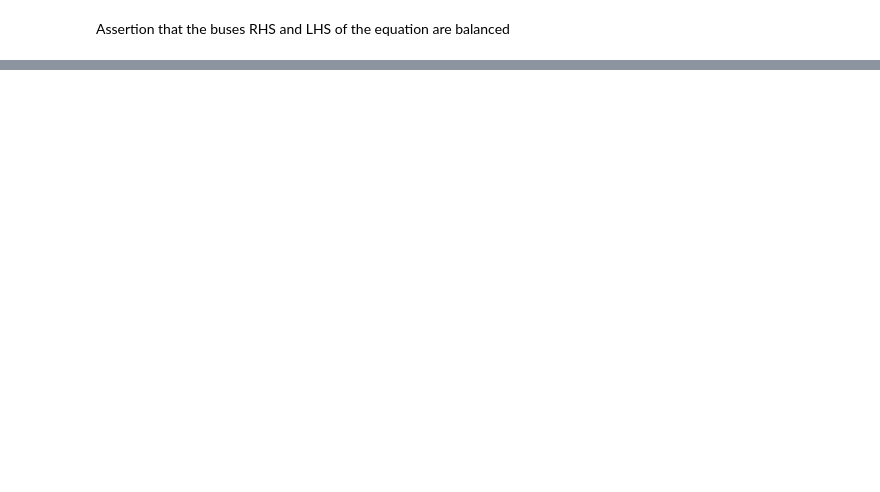
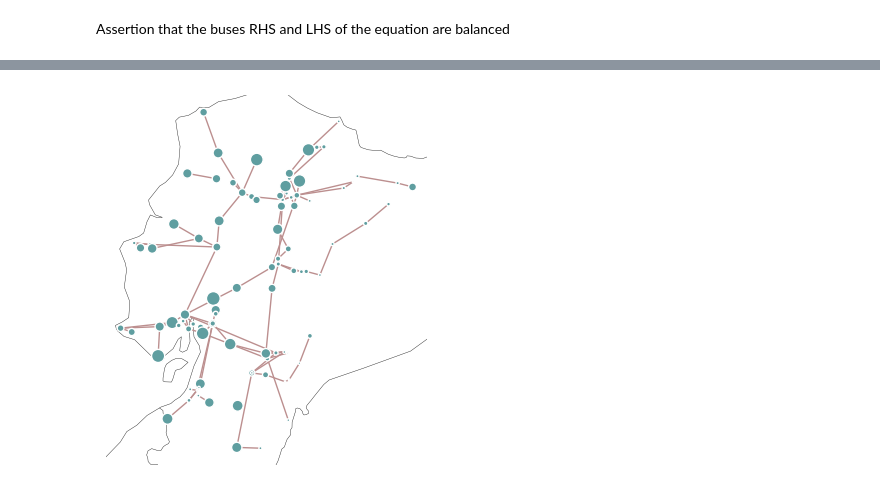
Before and after one commit to Fernando3161/EcuadorElectricGrid, a Jupyter notebook: notebooks/08_EC_cluster_network.ipynb, the cells around one changed output, grey strips where cells are left out. Saved outputs shown, nothing was run; the diff lists cells and outputs as text; code cells hidden in the pictures; blank space fills up the shorter version.

```diff
--- a/notebooks/08_EC_cluster_network.ipynb
+++ b/notebooks/08_EC_cluster_network.ipynb
@@ -114,7 +195,9 @@ try:
     load_profile_file = join(path_loads, load_profile_name)
     logger.info(f"Loading load profile: {load_profile_file}")
     load_profile = pd.read_csv(load_profile_file, index_col=0, parse_dates=True)
-
+    scaling_factor = SCALING_FACTOR
+    load_profile = load_profile*scaling_factor
+    logger.info(f"Scaled all load profile values by factor {scaling_factor}")
     # --- Ensure column names are strings
     load_cols = [str(c) for c in load_profile.columns]
     load_profile.columns = load_cols
@@ -1037,0 +1869,20 @@ NameError: name 'clustered' is not defined
+# %%
+import pandas as pd
+import numpy as np
+import pandas as pd
+
+# Time-series flows (snapshots x lines)
+p0 = network.lines_t.p0  # MW
+
+# Continuous ratings per line (Series indexed by line)
+s_nom = network.lines["s_nom"]  # MVA (PyPSA convention); assume MW≈MVA if PF≈1
+
+# Avoid division by zero/NaN
+s_nom_safe = s_nom.replace({0: np.nan})
+
+# Max loading over time per line (fraction of rating)
+line_loading_max = p0.abs().div(s_nom_safe, axis=1).max(axis=0)
+
+# Optional: as percent
+line_loading_max_ = 100 * line_loading_max
+line_loading_max.to_csv("line_loading.csv")
@@ -1037,0 +1928,14 @@ NameError: name 'clustered' is not defined
+# %%
+
+# Add to lines DataFrame for reference
+network.lines["max_loading"] = line_loading_max
+
+# Get top 5
+top5 = network.lines.sort_values("max_loading", ascending=False).head(5)
+
+# Display concise table
+cols = ["bus0", "bus1", "max_loading", "length", "v_nom"]
+print("Top 5 most loaded lines:")
+display(top5[cols])
+for i, row in top5.iterrows():
+    print(f"{i}: {row.bus0} ↔ {row.bus1} | loading={row.max_loading:.2f} p.u. | length={row.length:.1f} km")
@@ -1037,0 +2030,5 @@ NameError: name 'clustered' is not defined
+# %%
+network.plot(bus_sizes=bus_sizes, line_widths=1)
+plt.show()
+# %% [output]
+[figure, added]
```
Also changed, not shown: parts of 37 cells of this notebook, 7 other files.
